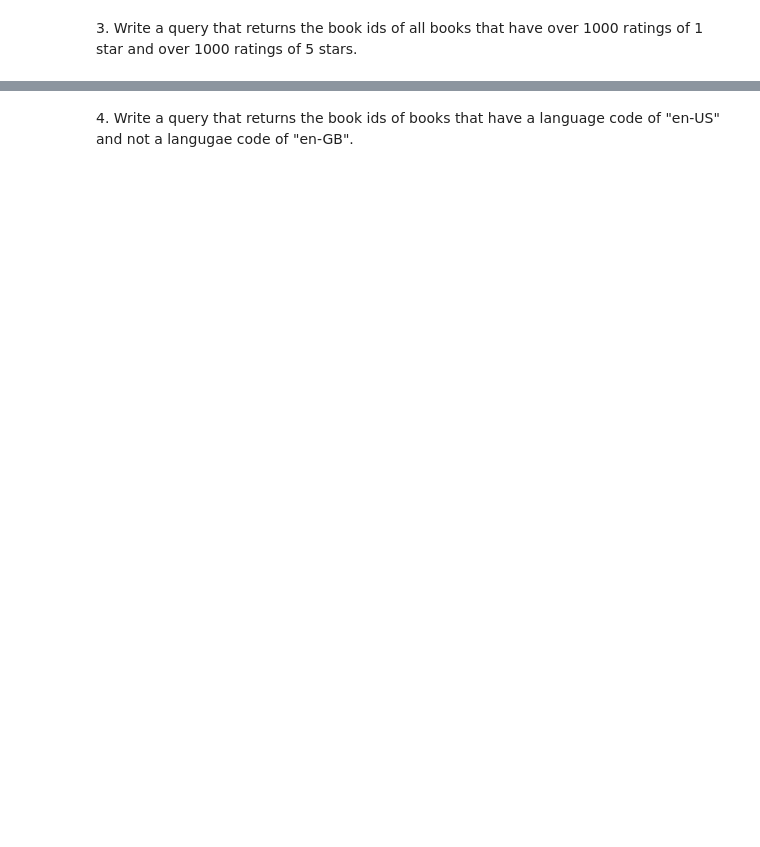
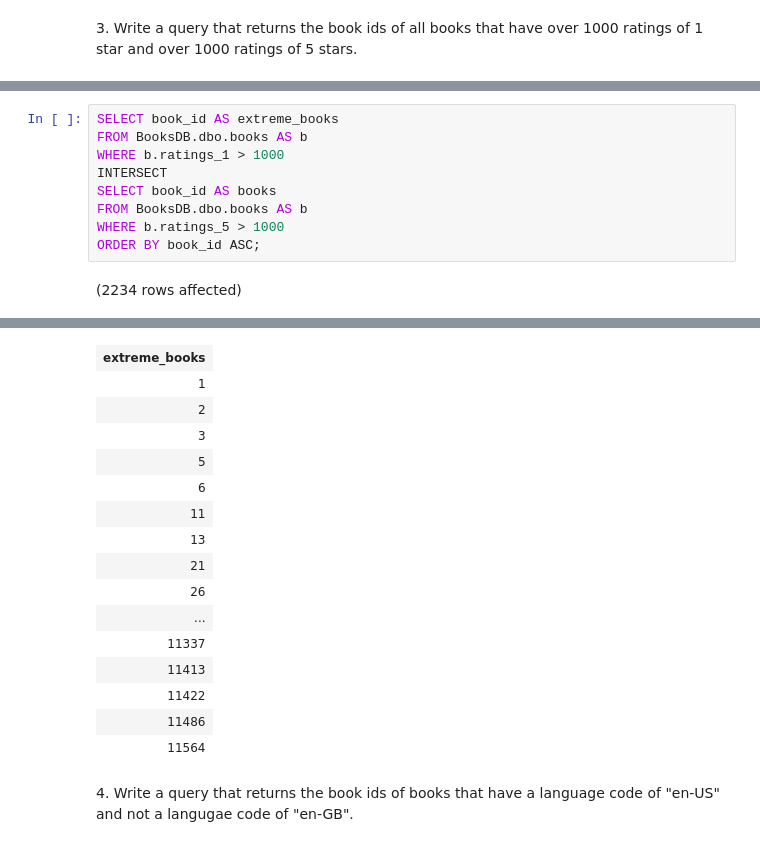
Before and after one commit to shalo888/sql-part4-exercises, a Jupyter notebook: sql-part4.ipynb, the cells around one changed output, grey strips where cells are left out. Drawn from its saved outputs; the diff is of its cells as text; blank space fills up the shorter version.

```diff
--- a/sql-part4.ipynb
+++ b/sql-part4.ipynb
@@ -43,0 +52,11 @@ Total execution time: 00:00:00
+# %%
+SELECT book_id AS extreme_books
+FROM BooksDB.dbo.books AS b
+WHERE b.ratings_1 > 1000
+INTERSECT
+SELECT book_id AS books
+FROM BooksDB.dbo.books AS b
+WHERE b.ratings_5 > 1000
+ORDER BY book_id ASC;
+# %% [output]
+(2234 rows affected)
@@ -44,2 +64,18 @@ Total execution time: 00:00:00
+| extreme_books |
+| 1 |
+| 2 |
+| 3 |
+| 5 |
+| 6 |
+| 11 |
+| 13 |
+| 21 |
+| 26 |
+| ... |
+| 11337 |
+| 11413 |
+| 11422 |
+| 11486 |
+| 11564 |
 # %% [markdown]
 4. Write a query that returns the book ids of books that have a language code of "en-US" and not a langugae code of "en-GB".
```
Also changed, not shown: parts of 9 cells of this notebook.
